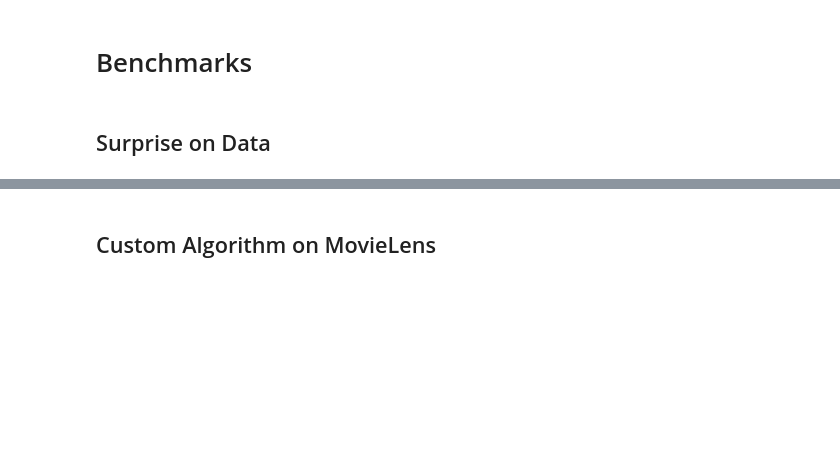
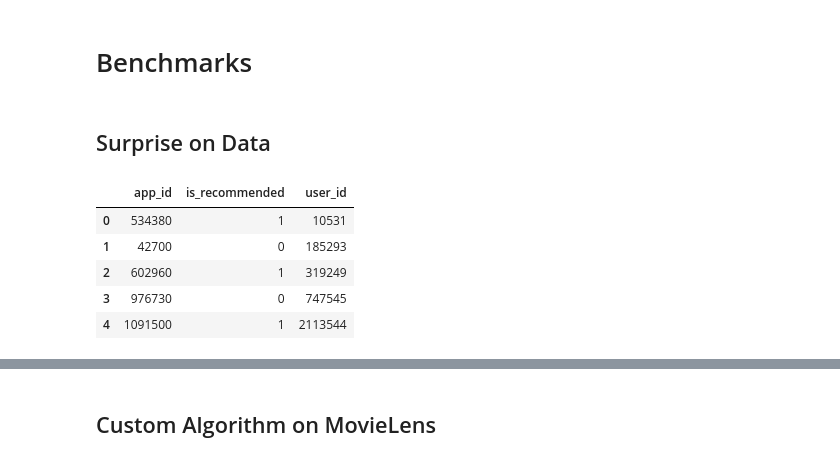
Before and after one commit to MitchellJC/game-rec, a Jupyter notebook: benchmark.ipynb, the cells around one changed output, grey strips where cells are left out. Drawn from its saved outputs; the diff is of its cells as text; code cells hidden in the pictures; blank space fills up the shorter version.

```diff
--- a/benchmark.ipynb
+++ b/benchmark.ipynb
@@ -8 +9,11 @@ from surprise.model_selection import cross_validate
+# %%
+df = pd.read_csv('data/cleaned.csv')
+df.head()
+# %% [output]
+|  | app_id | is_recommended | user_id |
+| 0 | 534380 | 1 | 10531 |
+| 1 | 42700 | 0 | 185293 |
+| 2 | 602960 | 1 | 319249 |
+| 3 | 976730 | 0 | 747545 |
+| 4 | 1091500 | 1 | 2113544 |
 # %%
```
Also changed, not shown: parts of 9 cells of this notebook, 3 other files.
